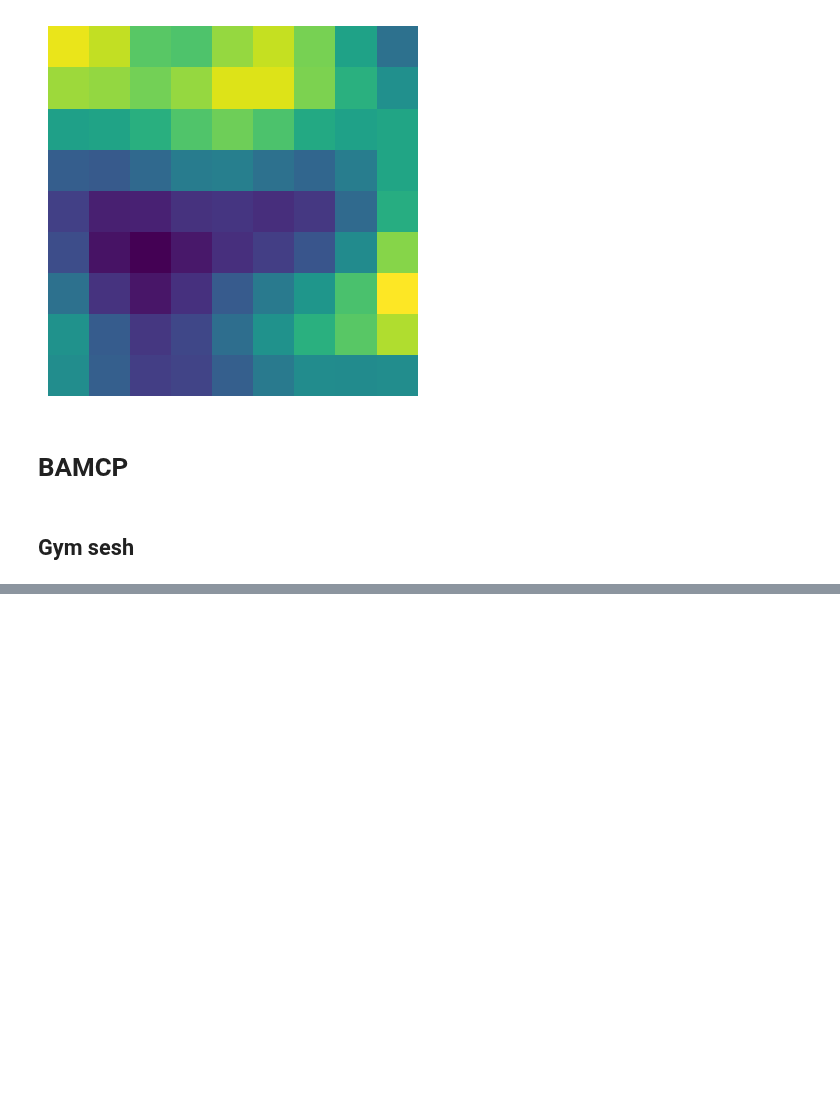
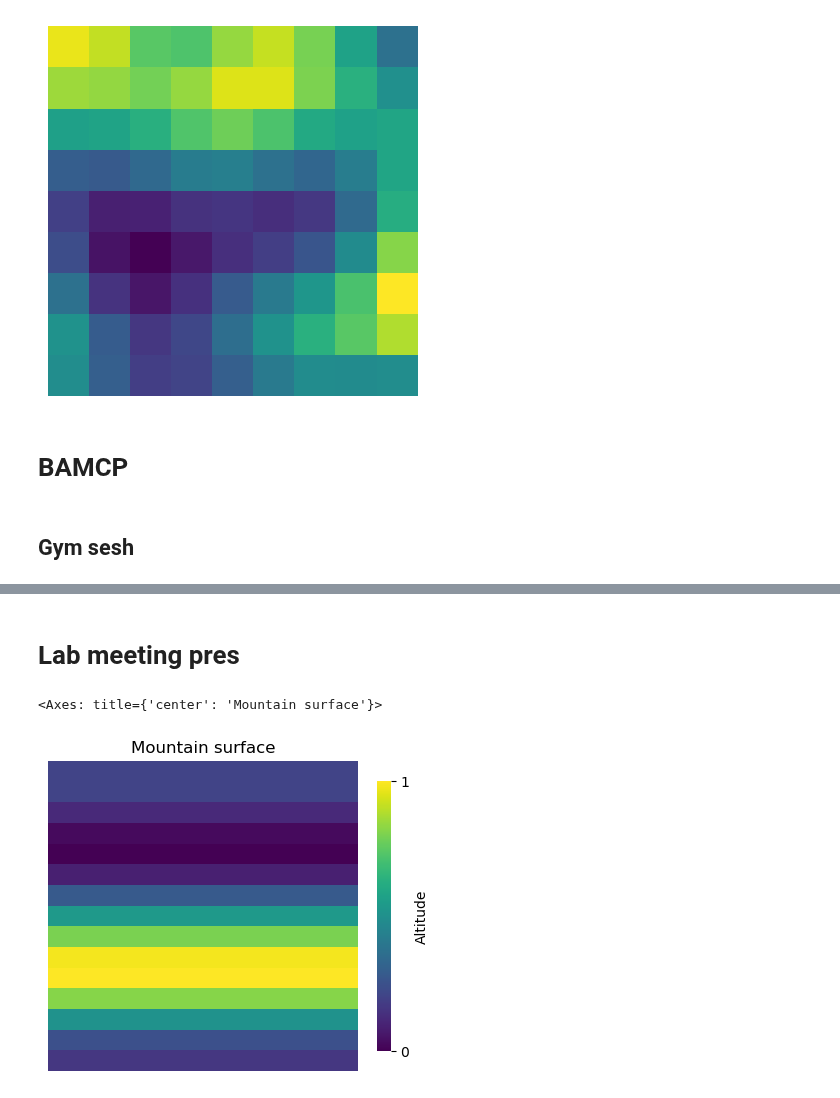
Before and after one commit to tgham/context_exploration, a Jupyter notebook: GP_worlds.ipynb, the cells around one changed output, grey strips where cells are left out. Drawn from its saved outputs; the diff is of its cells as text; code cells hidden in the pictures; blank space fills up the shorter version.

```diff
--- a/GP_worlds.ipynb
+++ b/GP_worlds.ipynb
@@ -1048,0 +987,31 @@ AssertionError:
+# %% [markdown]
+# Lab meeting pres
+# %%
+## plot full reward map
+true_samples = env.costs
+true_samples = env.sample(env.K_rbf)
+true_samples = env.sample(env.K_periodic_x)
+true_samples = env.sample(env.K_rbf_y)
+fig, axs = plt.subplots(1,1, figsize=(5,5))
+plot_r(true_samples, axs, 'Mountain surface', cbar = True)
+
+## plot observed points
+# obs = env.gen_obs(true_samples, 10)
+# # env.obs= obs
+# # env.post_pred(K_inf = env.K_rbf ).shape
+# # for o in obs:
+# # plot_obs(obs, axs, text=False)
+# observed_map = np.zeros((N,N)) + np.nan
+# for o in obs:
+#     observed_map[int(o[1])][int(o[2])] = o[3]
+# figs, axs = plt.subplots(1,1, figsize=(5,5))
+# plot_r(observed_map, axs, 'Observed house prices', cbar = True)
+
+# ## plot posterior distribution
+# env.obs = obs
+# post_mean, post_cov = env.post_pred(env.K_rbf, obs)
+# fig, axs = plt.subplots(1,1, figsize=(5,5))
+# plot_r(post_mean.reshape(N,N), axs, 'Predicted house prices', cbar = True)
+# %% [output]
+<Axes: title={'center': 'Mountain surface'}>
+[figure, added]
```
Also changed, not shown: parts of 7 cells of this notebook, 4 other files.
